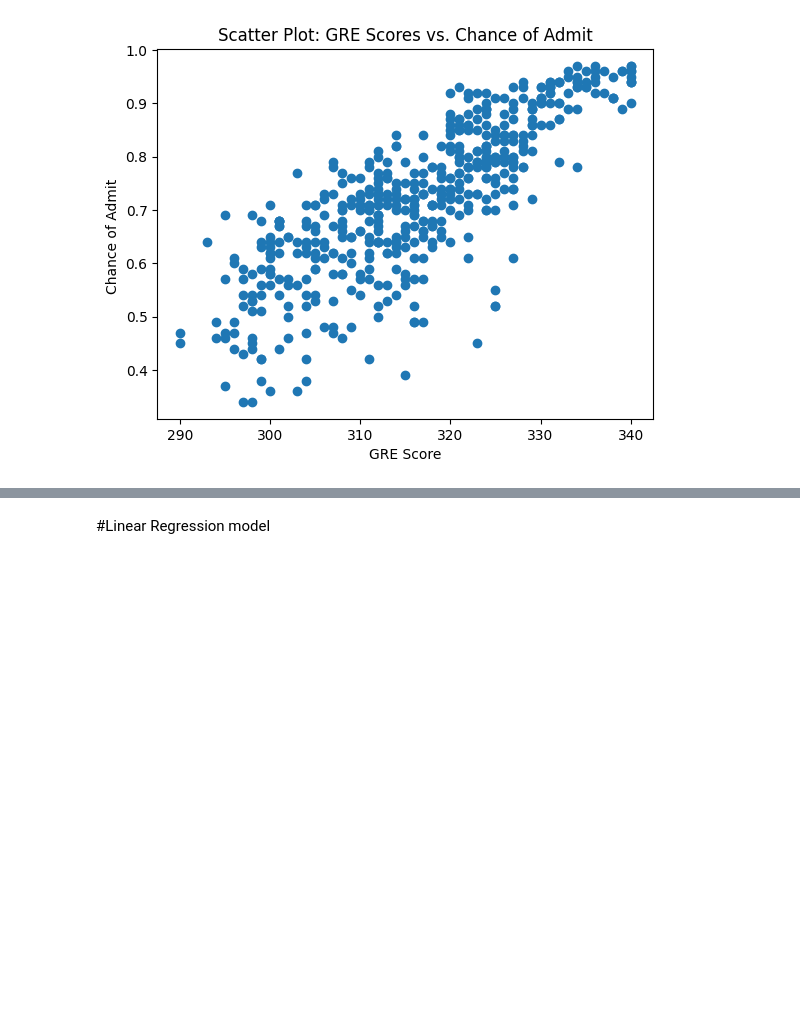
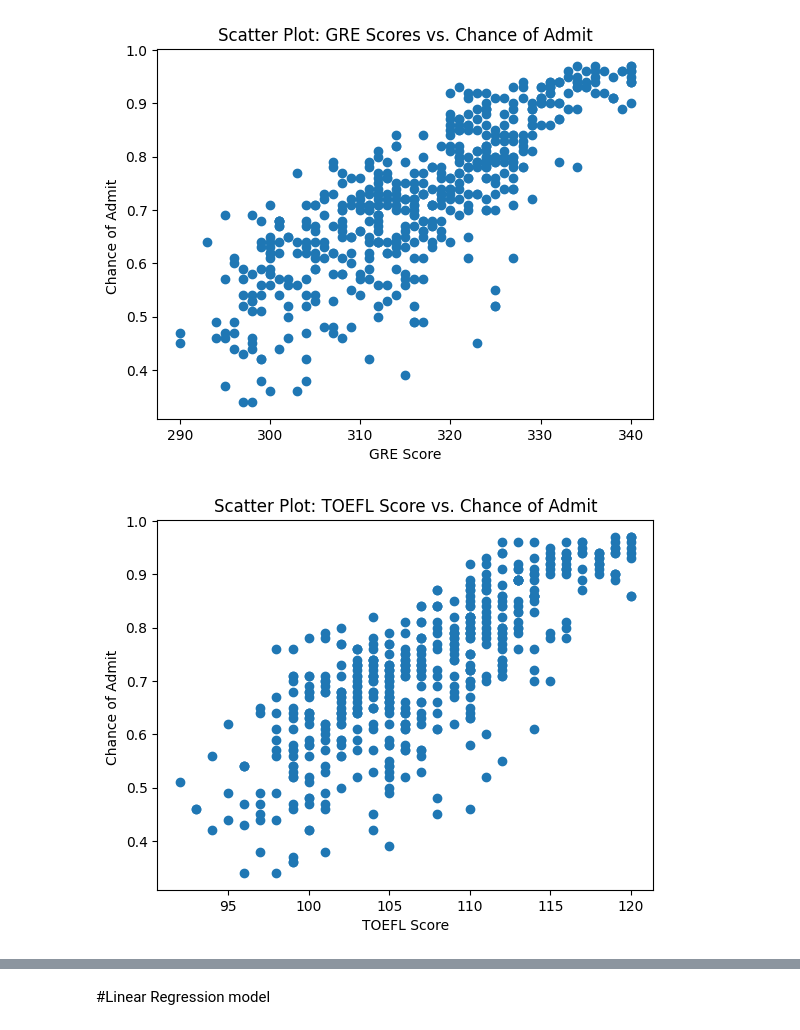
Before and after one commit to ashishkumarsaklani/Jam-project, a Jupyter notebook: Jamboree_Linear_Model.ipynb, the cells around one changed output, grey strips where cells are left out. Saved outputs shown, nothing was run; the diff lists cells and outputs as text; code cells hidden in the pictures; blank space fills up the shorter version.

```diff
--- a/Jamboree_Linear_Model.ipynb
+++ b/Jamboree_Linear_Model.ipynb
@@ -118,3 +161,12 @@ plt.show()
 # Repeat for other predictor variables
 # %% [output]
 [figure]
+# %%
+
+plt.scatter(df['TOEFL Score'], df['Chance of Admit '])
+plt.xlabel('TOEFL Score')
+plt.ylabel('Chance of Admit ')
+plt.title('Scatter Plot: TOEFL Score vs. Chance of Admit')
+plt.show()
+# %% [output]
+[figure, added]
```
Also changed, not shown: parts of 26 cells of this notebook.
